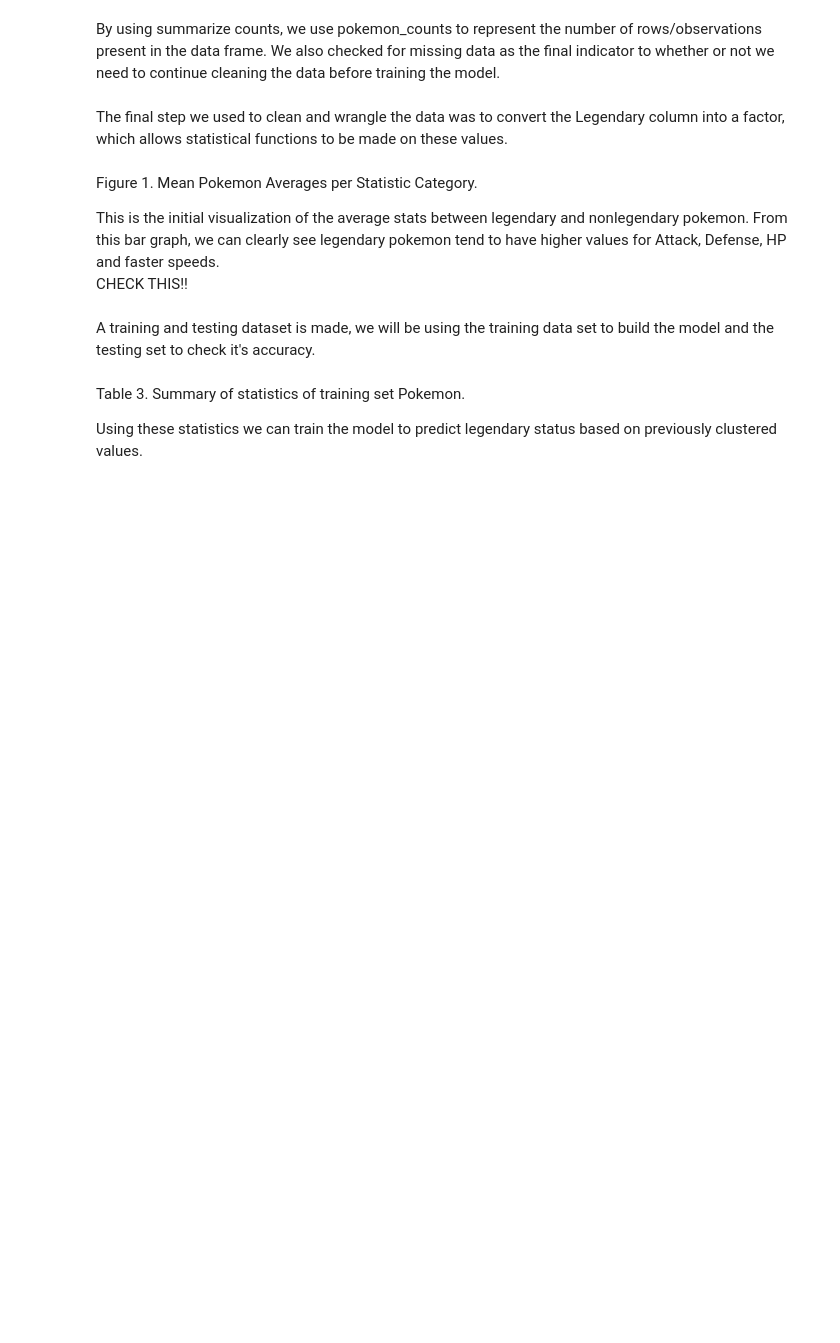
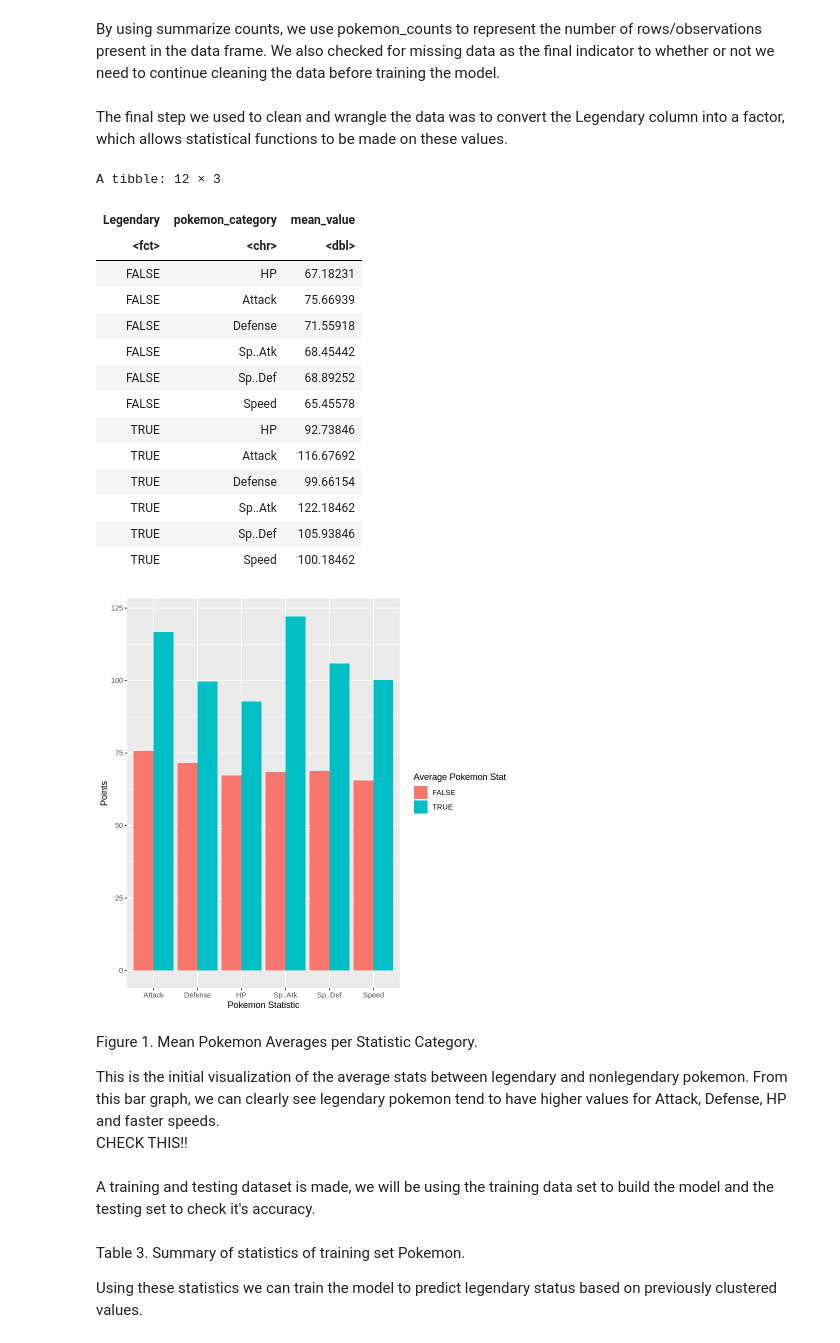
Before and after one commit to dlee03/DSCI_group_project, a Jupyter notebook: groupproject.ipynb, the cells around one changed output. Cells and saved outputs as stored; diff of their text form; code cells hidden in the pictures; blank space fills up the shorter version.

Commit message:
fixed bar plot issues.

```diff
--- a/groupproject.ipynb
+++ b/groupproject.ipynb
@@ -80,19 +124,38 @@ The final step we used to clean and wrangle the data was to convert the Legendar
 # %%
 #visualization of the dataset that is relevant for exploratory data analysis related to the planned analysis
 
 p_stat_avg <- pokemon_data |>
-    select(HP:Speed) |>
-    summarize(across(HP:Speed, mean) |>
+    select(HP:Legendary) |>
+    group_by(Legendary) |>
+    summarize(across(HP:Speed, mean)) |>
     pivot_longer(cols = HP:Speed,
                  names_to = "pokemon_category",
                  values_to = "mean_value")
+p_stat_avg
 
-pokemon_bar <- ggplot(p_stats_avg, aes(x = pokemon_category, y = mean_value, fill = Legendary)) +
-    geom_bar(stat = "identity", position = "Legendary") +
-   xlab("Pokemon Statistic") +
-   ylab("Points") +
-   labs(fill = "Average Pokemon Stat")
+pokemon_bar <- ggplot(p_stat_avg, aes(x = pokemon_category, y = mean_value, fill = Legendary)) +
+    geom_bar(stat = "identity", , position = "dodge") +
+    xlab("Pokemon Statistic") +
+    ylab("Points") +
+    labs(fill = "Average Pokemon Stat")
 pokemon_bar
+# %% [output]
+A tibble: 12 × 3
+| Legendary | pokemon_category | mean_value |
+| <fct> | <chr> | <dbl> |
+| FALSE | HP | 67.18231 |
+| FALSE | Attack | 75.66939 |
+| FALSE | Defense | 71.55918 |
+| FALSE | Sp..Atk | 68.45442 |
+| FALSE | Sp..Def | 68.89252 |
+| FALSE | Speed | 65.45578 |
+| TRUE | HP | 92.73846 |
+| TRUE | Attack | 116.67692 |
+| TRUE | Defense | 99.66154 |
+| TRUE | Sp..Atk | 122.18462 |
+| TRUE | Sp..Def | 105.93846 |
+| TRUE | Speed | 100.18462 |
+[figure, added]
 # %% [markdown]
 Figure 1. Mean Pokemon Averages per Statistic Category.
 
```
Also changed, not shown: parts of 7 cells of this notebook.
